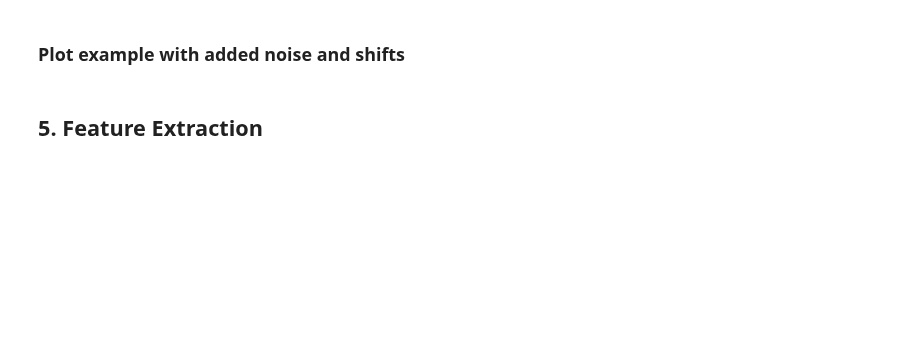
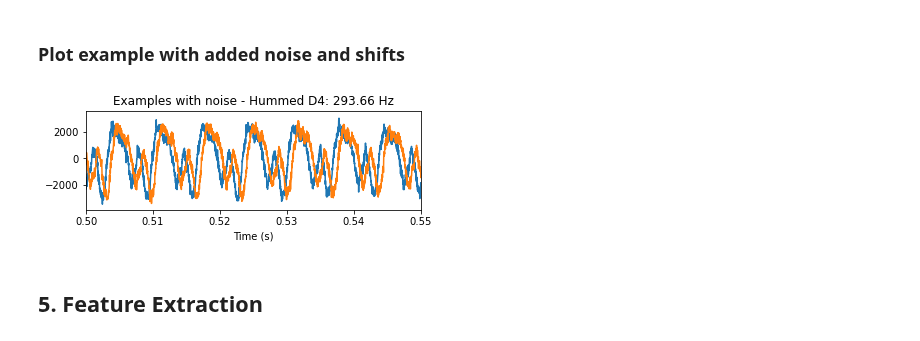
Before and after one commit to bwalsh62/note-recognition, a Jupyter notebook: 0_notebooks/1_Data_Prep.ipynb, the cells around one changed output. Saved outputs shown, nothing was run; the diff lists cells and outputs as text; code cells hidden in the pictures; blank space fills up the shorter version.

```diff
--- a/0_notebooks/1_Data_Prep.ipynb
+++ b/0_notebooks/1_Data_Prep.ipynb
@@ -206,18 +225,21 @@ print('y_aug has shape {}'.format(y_aug.shape))
 # %%
 idx_test = 1
 signal_test1 = X_aug[idx_test*aug_factor,:]
 signal_test2 = X_aug[idx_test*aug_factor+5,:]
 note_test = SCALE[idx_test]
+t_array = np.arange(X.shape[1])/fs
 
 # Plot waveform over shorter time period to see sine
 plt.subplot(212)
 plt.xlim(0.5 ,0.55)
 plt.xlabel('Time (s)')
 plt.title('Examples with noise - Hummed {}: {} Hz'.format(note_test, mus.note_to_freq[note_test]))
 plt.plot(t_array, signal_test1)
 plt.plot(t_array, signal_test2)
 
 plt.show()
+# %% [output]
+[figure, added]
 # %% [markdown]
 ## <a id = "feat_extract"></a> 5. Feature Extraction
 # %%
```
Also changed, not shown: parts of 8 cells of this notebook.
